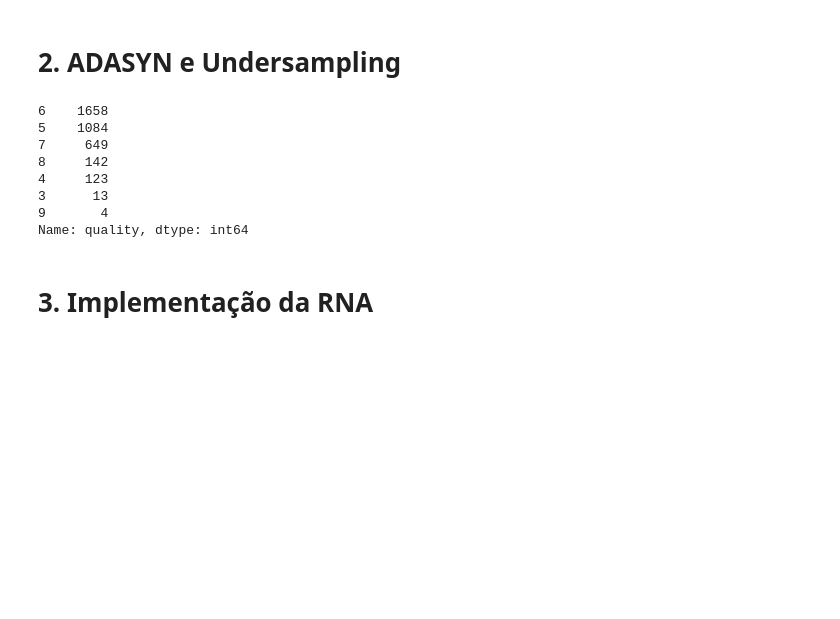
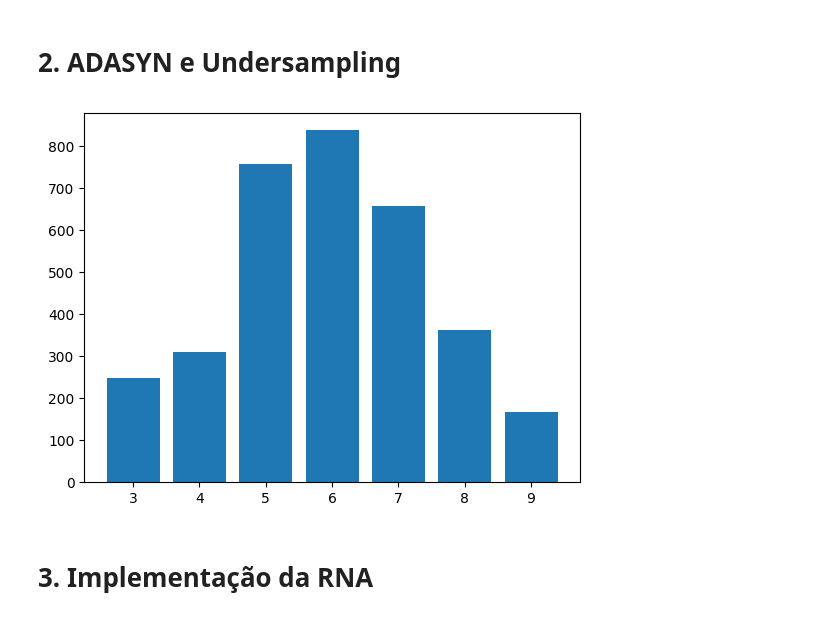
Before and after one commit to gabrie1-s/WQA_Classification_HW3, a Jupyter notebook: Logistic_w.ipynb, the cells around one changed output. Drawn from its saved outputs; the diff is of its cells as text; code cells hidden in the pictures; blank space fills up the shorter version.

```diff
--- a/Logistic_w.ipynb
+++ b/Logistic_w.ipynb
@@ -81,31 +92,27 @@ x_test = np.array(x_test)
 # %%
-wg = y_train.value_counts()
-wg[8] = 0.2*wg[6]
-wg[4] = 0.2*wg[6]
-wg[9] = 0.1*wg[6]
-wg[3] = 0.15*wg[6]
+wg[8] = round(0.2*wg[6])
+wg[4] = round(0.2*wg[6])
+wg[9] = round(0.1*wg[6])
+wg[3] = round(0.15*wg[6])
+
+strategy2_w = {3:wg[3], 4:wg[4], 8:wg[8], 9:wg[9]}
+over = ADASYN(sampling_strategy=strategy2_w)
-# %% [output]
-6    1658
-5    1084
-7     649
-8     142
-4     123
-3      13
-9       4
-Name: quality, dtype: int64
-# %%
-strategy1_w = {3:wg[3], 4:wg[4], 5:wg[5], 6:wg[6], 7:wg[7], 8:wg[8], 9:wg[9]}
-over = ADASYN(sampling_strategy=strategy1_w)
 # %%
-wg[5] = 0.7*wg[5]
-wg[6] = 0.5*wg[6]
+wg[5] = round(0.7*wg[5])
+wg[6] = round(0.5*wg[6])
+
+strategy3_w = {5:wg[5], 6:wg[6]}
+under = RandomUnderSampler(sampling_strategy=strategy3_w)
-# %%
-strategy2_w = {3:wg[3], 4:wg[4], 5:wg[5], 6:wg[6], 7:wg[7], 8:wg[8], 9:wg[9]}
-under = RandomUnderSampler(sampling_strategy=strategy2_w)
 # %%
-steps = [('o', over), ('u', under)]
+steps = [('f', fix), ('o', over), ('u', under)]
 pipeline = Pipeline(steps=steps)
 x_train, y_train = pipeline.fit_resample(x_train, y_train)
+# %%
+counter = Counter(y_train)
+plt.bar(counter.keys(), counter.values())
+plt.show()
+# %% [output]
+[figure, added]
 # %% [markdown]
 # 3. Implementação da RNA
 # %% [markdown]
```
Also changed, not shown: parts of 18 cells of this notebook, 28 other files.
